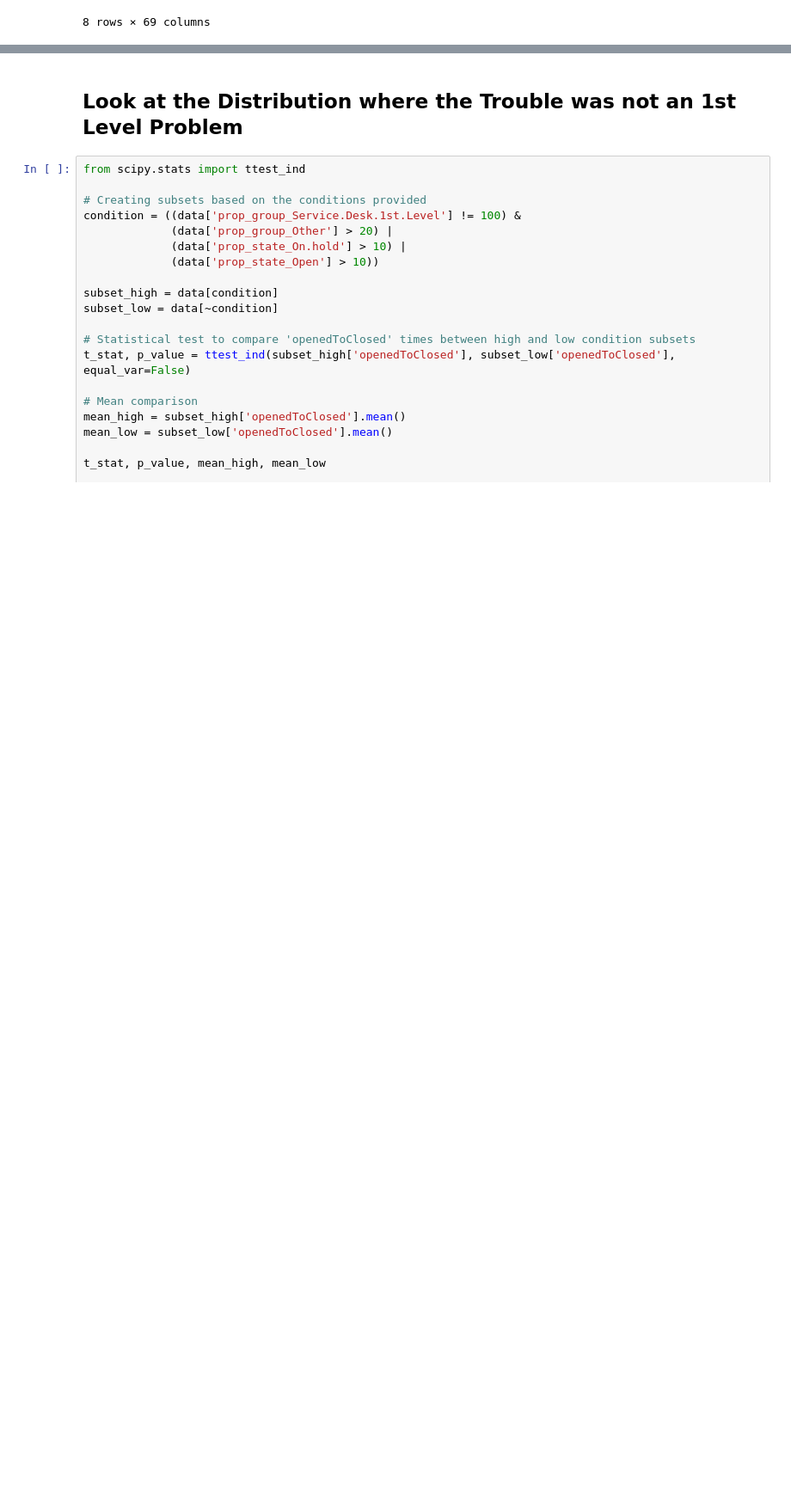
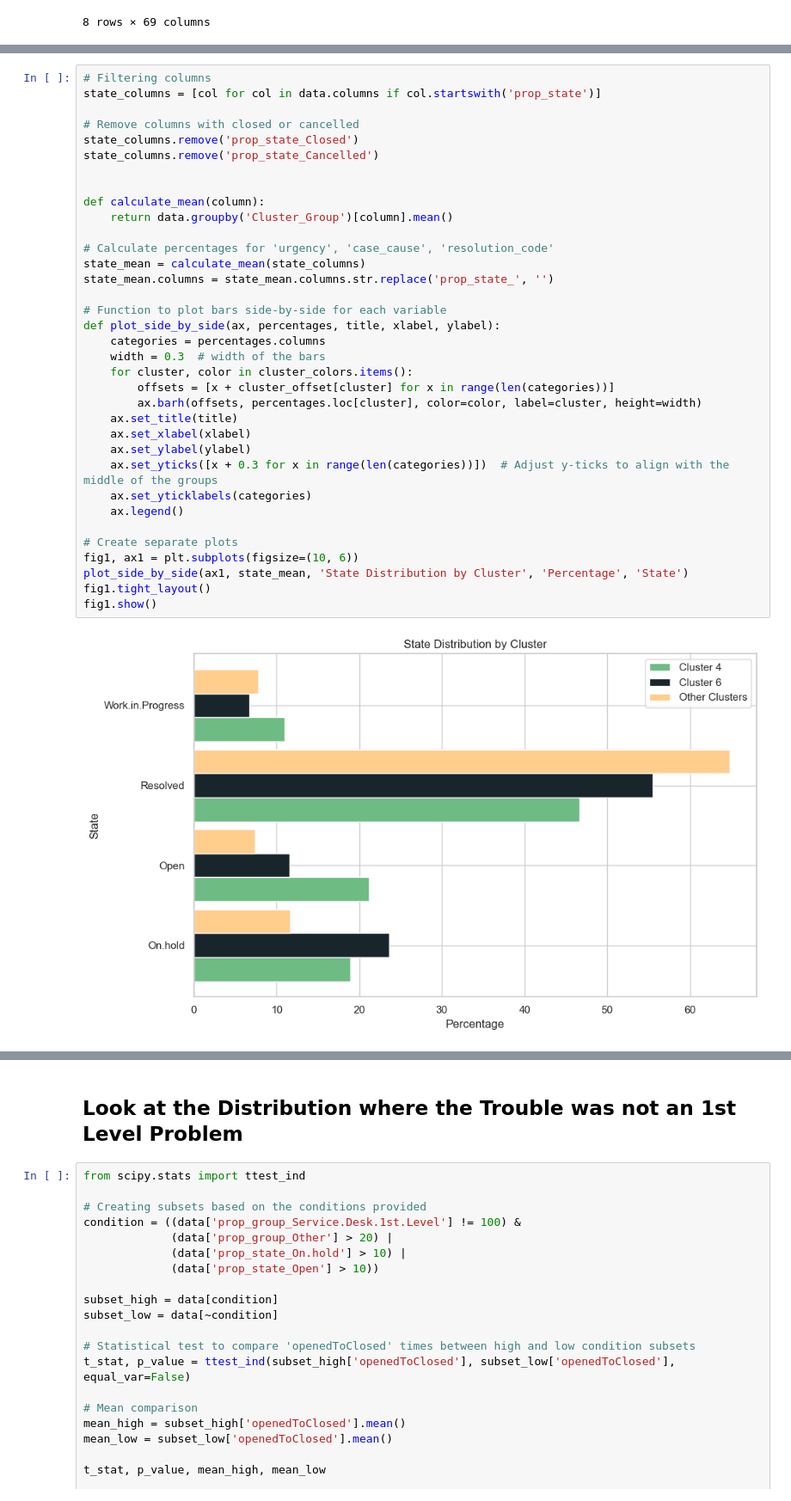
Before and after one commit to Larsibaer/Thesis, a Jupyter notebook: code_analysis.ipynb, the cells around one changed output, grey strips where cells are left out. Shown at 86% size. Drawn from its saved outputs; the diff is of its cells as text; blank space fills up the shorter version.

```diff
--- a/code_analysis.ipynb
+++ b/code_analysis.ipynb
@@ -408,0 +239,37 @@ plt.show()
+# %%
+# Filtering columns
+state_columns = [col for col in data.columns if col.startswith('prop_state')]
+
+# Remove columns with closed or cancelled
+state_columns.remove('prop_state_Closed')
+state_columns.remove('prop_state_Cancelled')
+
+
+def calculate_mean(column):
+    return data.groupby('Cluster_Group')[column].mean()
+
+# Calculate percentages for 'urgency', 'case_cause', 'resolution_code'
+state_mean = calculate_mean(state_columns)
+state_mean.columns = state_mean.columns.str.replace('prop_state_', '')
+
+# Function to plot bars side-by-side for each variable
+def plot_side_by_side(ax, percentages, title, xlabel, ylabel):
+    categories = percentages.columns
+    width = 0.3  # width of the bars
+    for cluster, color in cluster_colors.items():
+        offsets = [x + cluster_offset[cluster] for x in range(len(categories))]
+        ax.barh(offsets, percentages.loc[cluster], color=color, label=cluster, height=width)
+    ax.set_title(title)
+    ax.set_xlabel(xlabel)
+    ax.set_ylabel(ylabel)
+    ax.set_yticks([x + 0.3 for x in range(len(categories))])  # Adjust y-ticks to align with the middle of the groups
+    ax.set_yticklabels(categories)
+    ax.legend()
+
+# Create separate plots
+fig1, ax1 = plt.subplots(figsize=(10, 6))
+plot_side_by_side(ax1, state_mean, 'State Distribution by Cluster', 'Percentage', 'State')
+fig1.tight_layout()
+fig1.show()
+# %% [output]
+[figure, added]
```
Also changed, not shown: parts of 10 cells of this notebook, 15 other files.
